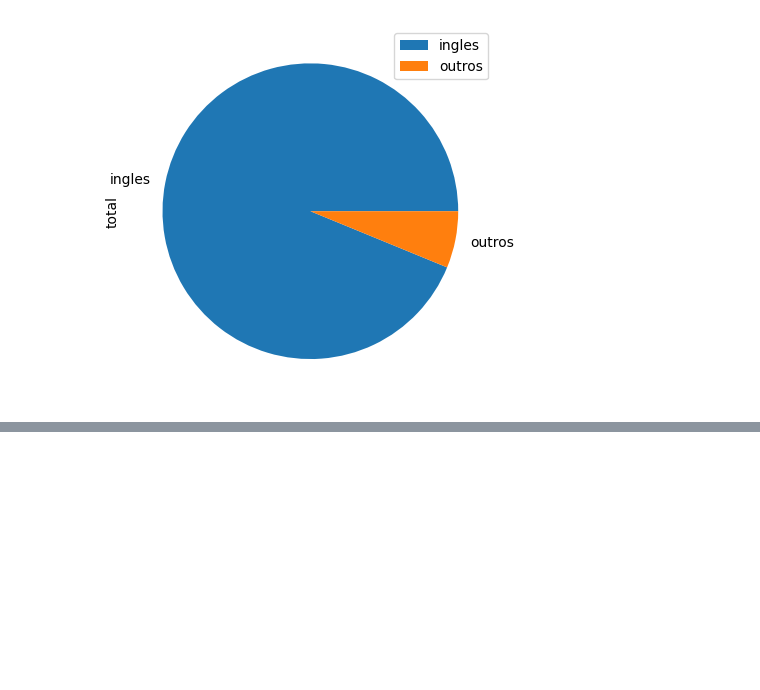
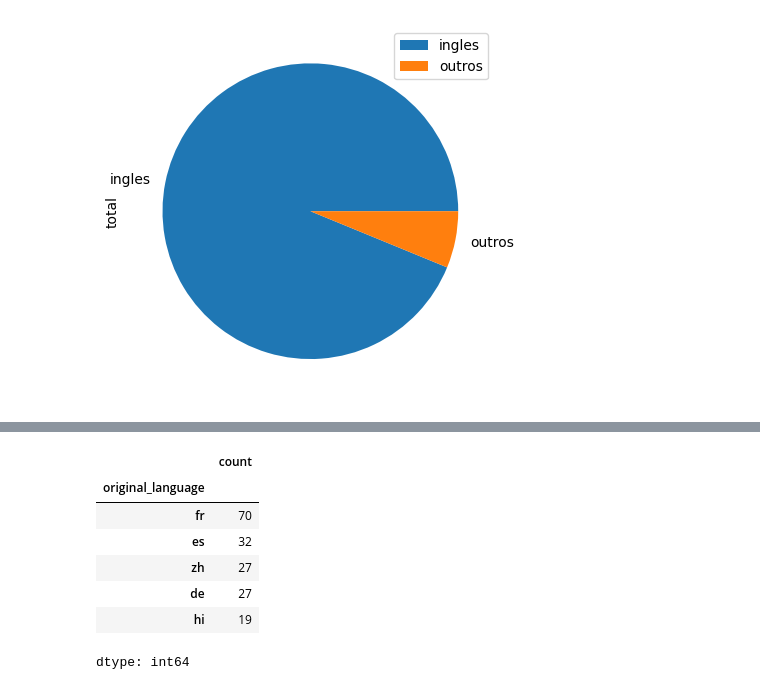
Before and after one commit to annaklaracss/data_science-, a Jupyter notebook: Explorando_a_base_do_TMDB.ipynb, the cells around one changed output, grey strips where cells are left out. Cells and saved outputs as stored; diff of their text form; code cells hidden in the pictures; blank space fills up the shorter version.

```diff
--- a/Explorando_a_base_do_TMDB.ipynb
+++ b/Explorando_a_base_do_TMDB.ipynb
@@ -237,0 +248,12 @@ dados.plot(kind="pie", y="total", labels=dados["lingua"])
+# %%
+total_de_filmes_por_lingua = tmdb.query("original_language != 'en'")['original_language'].value_counts()
+total_de_filmes_por_lingua.head()
+# %% [output]
+|  | count |
+| original_language |  |
+| fr | 70 |
+| es | 32 |
+| zh | 27 |
+| de | 27 |
+| hi | 19 |
+dtype: int64
```
Also changed, not shown: parts of 3 cells of this notebook.
